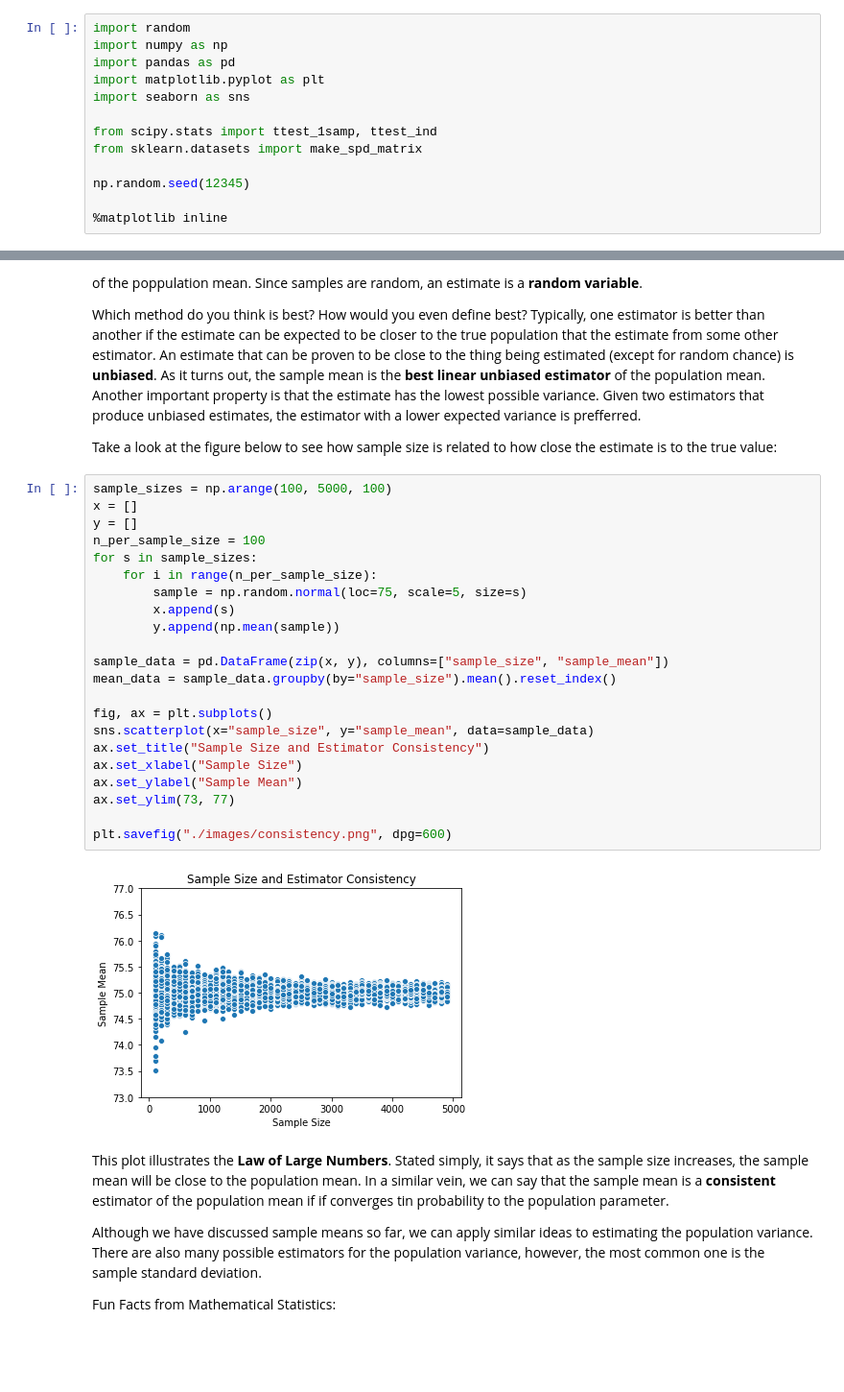
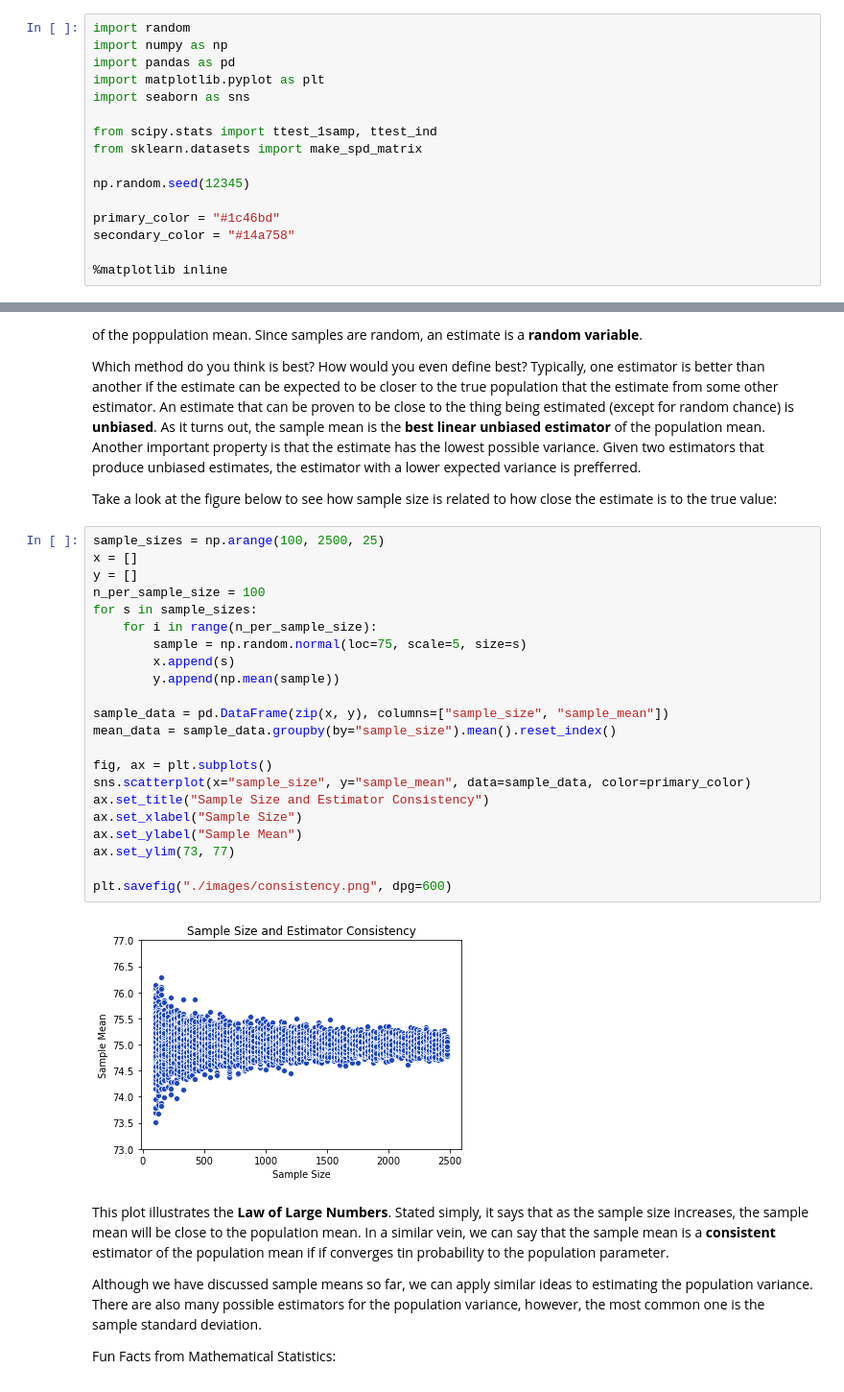
Before and after one commit to zduey/metrics, a Jupyter notebook: 00_background.ipynb, the cells around one changed output, grey strips where cells are left out. Shown at 96% size. Saved outputs shown, nothing was run; the diff lists cells and outputs as text; blank space fills up the shorter version.

```diff
--- a/00_background.ipynb
+++ b/00_background.ipynb
@@ -25,6 +25,9 @@ from sklearn.datasets import make_spd_matrix
 
 np.random.seed(12345)
 
+primary_color = "#1c46bd"
+secondary_color = "#14a758"
+
 %matplotlib inline
 # %% [markdown]
 ### Probability Distributions and Conditional Distributions
@@ -115,29 +119,29 @@ Which method do you think is best? How would you even define best? Typically, on
 
 Take a look at the figure below to see how sample size is related to how close the estimate is to the true value:
 # %%
-sample_sizes = np.arange(100, 5000, 100)
+sample_sizes = np.arange(100, 2500, 25)
 x = []
 y = []
 n_per_sample_size = 100
 for s in sample_sizes:
     for i in range(n_per_sample_size):
         sample = np.random.normal(loc=75, scale=5, size=s)
         x.append(s)
         y.append(np.mean(sample))
 
 sample_data = pd.DataFrame(zip(x, y), columns=["sample_size", "sample_mean"])
 mean_data = sample_data.groupby(by="sample_size").mean().reset_index()
 
 fig, ax = plt.subplots()
-sns.scatterplot(x="sample_size", y="sample_mean", data=sample_data)
+sns.scatterplot(x="sample_size", y="sample_mean", data=sample_data, color=primary_color)
 ax.set_title("Sample Size and Estimator Consistency")
 ax.set_xlabel("Sample Size")
 ax.set_ylabel("Sample Mean")
 ax.set_ylim(73, 77)
 
 plt.savefig("./images/consistency.png", dpg=600)
 # %% [output]
-[figure, old version]
+[figure, new version]
 # %% [markdown]
 This plot illustrates the **Law of Large Numbers**. Stated simply, it says that as the sample size increases, the sample mean will be close to the population mean. In a similar vein, we can say that the sample mean is a **consistent** estimator of the population mean if if converges tin probability to the population parameter.
 
```
Also changed, not shown: parts of 5 cells of this notebook, 20 other files.
